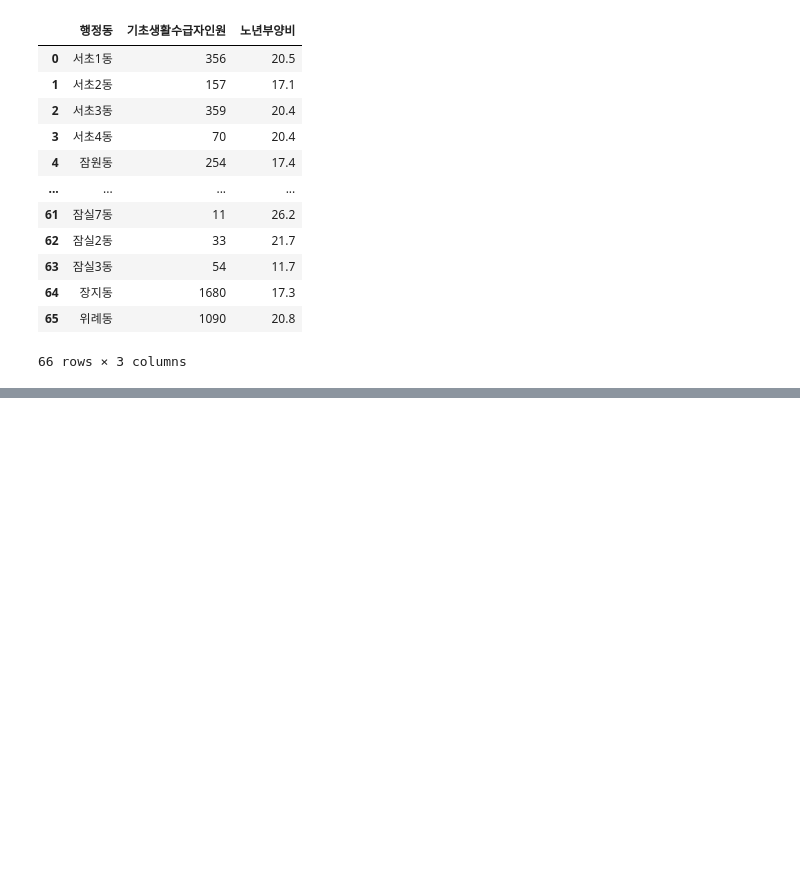
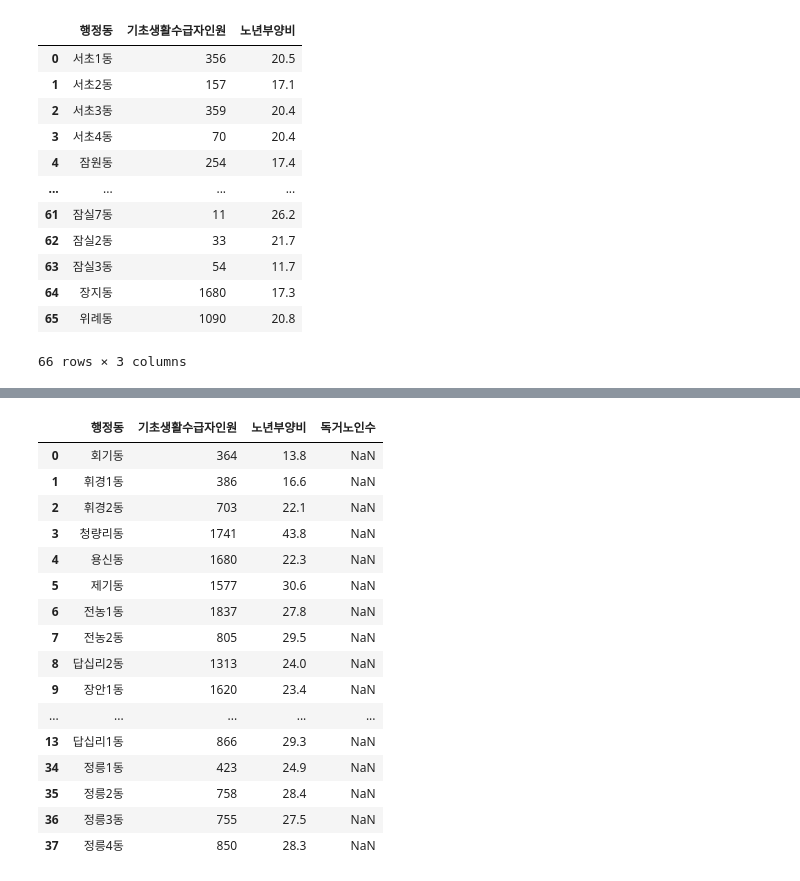
Before and after one commit to 520817/jjp, a Jupyter notebook: 전처리/(서린) 행정동_전처리.ipynb, the cells around one changed output, grey strips where cells are left out. Saved outputs shown, nothing was run; the diff lists cells and outputs as text; code cells hidden in the pictures; blank space fills up the shorter version.

```diff
--- a/전처리/(서린) 행정동_전처리.ipynb
+++ b/전처리/(서린) 행정동_전처리.ipynb
@@ -278,0 +314,20 @@ data3
+# %%
+for i in range(len(독거노인)):
+    if 독거노인.loc[i,'행정동'] in ['소계','기타']:
+        독거노인.drop(i,axis=0,inplace=True)
+독거노인.reset_index(drop=True,inplace=True)
+# %%
+독거노인1 = [{'행정동':0,'독거노인수':0}]
+독거노인1 = pd.DataFrame(독거노인1)
+독거노인2 = [{'행정동':0,'독거노인수':0}]
+독거노인2 = pd.DataFrame(독거노인2)
+독거노인3 = [{'행정동':0,'독거노인수':0}]
+독거노인3 = pd.DataFrame(독거노인3)
+# %%
+for i in range(len(독거노인)):
+    if 독거노인.loc[i,'자치구'] in group1:
+        독거노인1.loc[i,'행정동'] = 독거노인.loc[i,'행정동']
+        독거노인1.loc[i,'독거노인수'] = 독거노인.loc[i,'독거노인'] #265행
+독거노인1.drop(0, axis=0, inplace=True)
+독거노인1.reset_index(drop=True,inplace=True)
+독거노인1
@@ -278,0 +395,3 @@ data3
+# %%
+data1 = pd.merge(data1,독거노인1, on='행정동', how='outer')
+data1
@@ -278,0 +446,20 @@ data3
+# %%
+data1[data1['독거노인수'].isna()==True]
+# %% [output]
+|  | 행정동 | 기초생활수급자인원 | 노년부양비 | 독거노인수 |
+| 0 | 회기동 | 364 | 13.8 | NaN |
+| 1 | 휘경1동 | 386 | 16.6 | NaN |
+| 2 | 휘경2동 | 703 | 22.1 | NaN |
+| 3 | 청량리동 | 1741 | 43.8 | NaN |
+| 4 | 용신동 | 1680 | 22.3 | NaN |
+| 5 | 제기동 | 1577 | 30.6 | NaN |
+| 6 | 전농1동 | 1837 | 27.8 | NaN |
+| 7 | 전농2동 | 805 | 29.5 | NaN |
+| 8 | 답십리2동 | 1313 | 24.0 | NaN |
+| 9 | 장안1동 | 1620 | 23.4 | NaN |
+| ... | ... | ... | ... | ... |
+| 13 | 답십리1동 | 866 | 29.3 | NaN |
+| 34 | 정릉1동 | 423 | 24.9 | NaN |
+| 35 | 정릉2동 | 758 | 28.4 | NaN |
+| 36 | 정릉3동 | 755 | 27.5 | NaN |
+| 37 | 정릉4동 | 850 | 28.3 | NaN |
```
Also changed, not shown: parts of 13 cells of this notebook.
